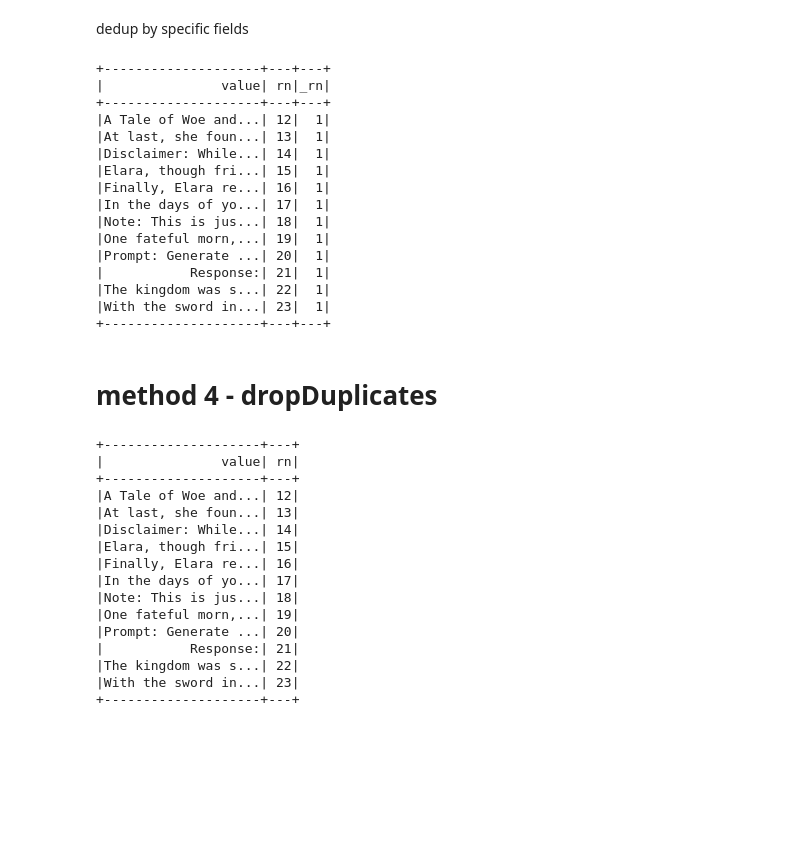
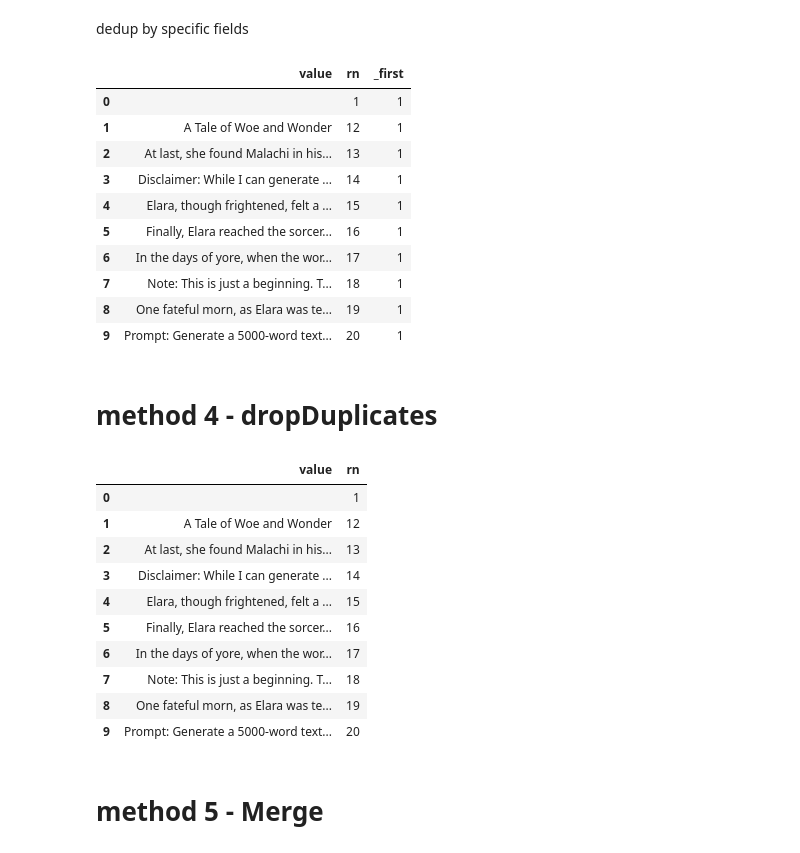
Before and after one commit to JosephMRally/PR000022, a Jupyter notebook: app/003_deduplicate_rows.ipynb, the cells around one changed output. Cells and saved outputs as stored; diff of their text form; code cells hidden in the pictures; blank space fills up the shorter version.

```diff
--- a/app/003_deduplicate_rows.ipynb
+++ b/app/003_deduplicate_rows.ipynb
@@ -83,45 +108,37 @@ dedup by specific fields
 # %%
 window = Window.partitionBy("value").orderBy("rn")
 (
     df
-    .withColumn("_rn", F.row_number().over(window))
-    .where(F.col("_rn") == 1)
-).where(F.col("rn")>10).show()
+    .withColumn("_first", F.row_number().over(window))
+    .where(F.col("_first") == 1)
+).limit(10).toPandas()
 # %% [output]
-+--------------------+---+---+
-|               value| rn|_rn|
-+--------------------+---+---+
-|A Tale of Woe and...| 12|  1|
-|At last, she foun...| 13|  1|
-|Disclaimer: While...| 14|  1|
-|Elara, though fri...| 15|  1|
-|Finally, Elara re...| 16|  1|
-|In the days of yo...| 17|  1|
-|Note: This is jus...| 18|  1|
-|One fateful morn,...| 19|  1|
-|Prompt: Generate ...| 20|  1|
-|           Response:| 21|  1|
-|The kingdom was s...| 22|  1|
-|With the sword in...| 23|  1|
-+--------------------+---+---+
+|  | value | rn | _first |
+| 0 |  | 1 | 1 |
+| 1 | A Tale of Woe and Wonder | 12 | 1 |
+| 2 | At last, she found Malachi in his... | 13 | 1 |
+| 3 | Disclaimer: While I can generate ... | 14 | 1 |
+| 4 | Elara, though frightened, felt a ... | 15 | 1 |
+| 5 | Finally, Elara reached the sorcer... | 16 | 1 |
+| 6 | In the days of yore, when the wor... | 17 | 1 |
+| 7 | Note: This is just a beginning. T... | 18 | 1 |
+| 8 | One fateful morn, as Elara was te... | 19 | 1 |
+| 9 | Prompt: Generate a 5000-word text... | 20 | 1 |
 # %% [markdown]
 # method 4 - dropDuplicates
 # %%
-df.dropDuplicates(("value",)).where(F.col("rn")>10).orderBy("rn").show()
+df.dropDuplicates(("value",)).orderBy("rn").limit(10).toPandas()
 # %% [output]
-+--------------------+---+
-|               value| rn|
-+--------------------+---+
-|A Tale of Woe and...| 12|
-|At last, she foun...| 13|
-|Disclaimer: While...| 14|
-|Elara, though fri...| 15|
-|Finally, Elara re...| 16|
-|In the days of yo...| 17|
-|Note: This is jus...| 18|
-|One fateful morn,...| 19|
-|Prompt: Generate ...| 20|
-|           Response:| 21|
-|The kingdom was s...| 22|
-|With the sword in...| 23|
-+--------------------+---+
+|  | value | rn |
+| 0 |  | 1 |
+| 1 | A Tale of Woe and Wonder | 12 |
+| 2 | At last, she found Malachi in his... | 13 |
+| 3 | Disclaimer: While I can generate ... | 14 |
+| 4 | Elara, though frightened, felt a ... | 15 |
+| 5 | Finally, Elara reached the sorcer... | 16 |
+| 6 | In the days of yore, when the wor... | 17 |
+| 7 | Note: This is just a beginning. T... | 18 |
+| 8 | One fateful morn, as Elara was te... | 19 |
+| 9 | Prompt: Generate a 5000-word text... | 20 |
+# %% [markdown]
+# method 5 - Merge
```
Also changed, not shown: parts of 4 cells of this notebook.
